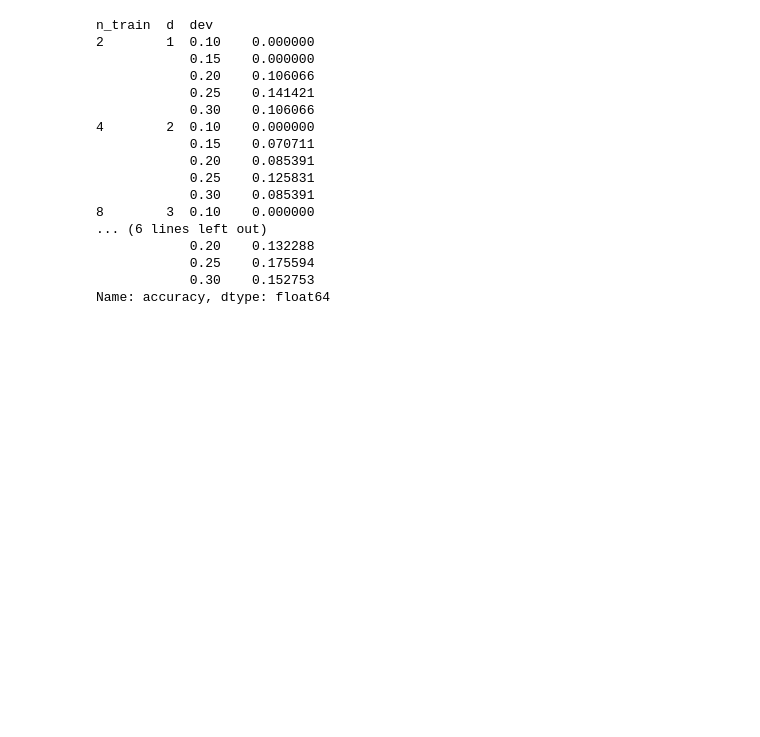
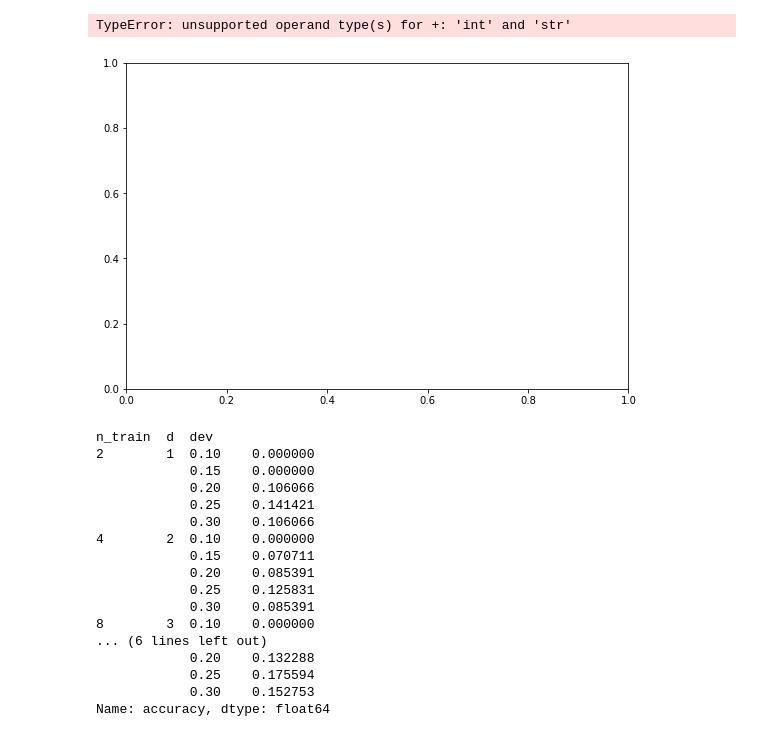
Before and after one commit to amacaluso/Quantum-Ensemble-for-Classification, a Jupyter notebook: notebooks/viz_results.ipynb, the cells around one changed output. Saved outputs shown, nothing was run; the diff lists cells and outputs as text; code cells hidden in the pictures; blank space fills up the shorter version.

```diff
--- a/notebooks/viz_results.ipynb
+++ b/notebooks/viz_results.ipynb
@@ -103,3 +84,18 @@ KeyError: '[0.1] not in index'
+# %%
+# Create a figure instance
+fig = plt.figure(1, figsize=(9, 6))
+
+# Create an axes instance
+ax = fig.add_subplot(111)
+
+# Create the boxplot
+bp = ax.boxplot(data)
+
+# Save the figure
+fig.savefig('fig1.png', bbox_inches='tight')
+# %% [output]
+TypeError: unsupported operand type(s) for +: 'int' and 'str'
+[figure, added]
 # %%
 data_std =data.groupby(['n_train', 'd', 'dev']).std()
 data_std.accuracy
```
Also changed, not shown: parts of 4 cells of this notebook, 10 other files.
